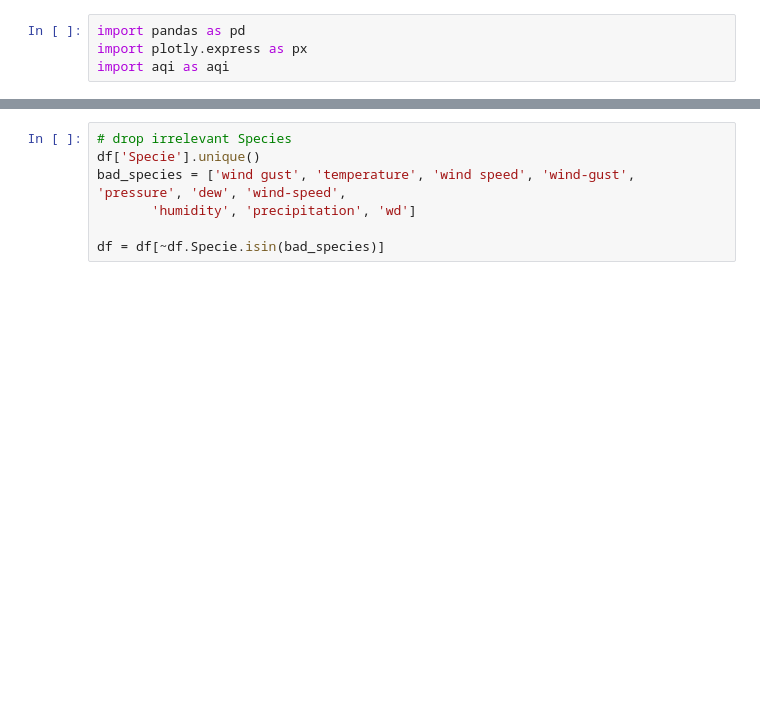
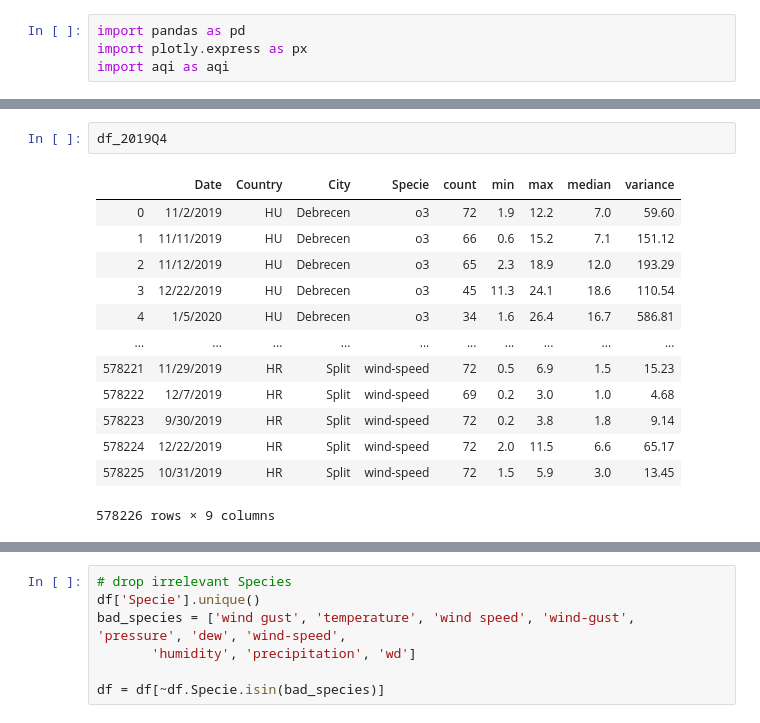
Before and after one commit to sherryxhu/Covid-Datafest-2020, a Jupyter notebook: EDA.ipynb, the cells around one changed output, grey strips where cells are left out. Cells and saved outputs as stored; diff of their text form; blank space fills up the shorter version.

```diff
--- a/EDA.ipynb
+++ b/EDA.ipynb
@@ -12,3 +29,19 @@ df_2019Q4 = pd.read_csv("waqi-covid19-airqualitydata-2019Q4.csv")
+# %%
+df_2019Q4
+# %% [output]
+|  | Date | Country | City | Specie | count | min | max | median | variance |
+| 0 | 11/2/2019 | HU | Debrecen | o3 | 72 | 1.9 | 12.2 | 7.0 | 59.60 |
+| 1 | 11/11/2019 | HU | Debrecen | o3 | 66 | 0.6 | 15.2 | 7.1 | 151.12 |
+| 2 | 11/12/2019 | HU | Debrecen | o3 | 65 | 2.3 | 18.9 | 12.0 | 193.29 |
+| 3 | 12/22/2019 | HU | Debrecen | o3 | 45 | 11.3 | 24.1 | 18.6 | 110.54 |
+| 4 | 1/5/2020 | HU | Debrecen | o3 | 34 | 1.6 | 26.4 | 16.7 | 586.81 |
+| ... | ... | ... | ... | ... | ... | ... | ... | ... | ... |
+| 578221 | 11/29/2019 | HR | Split | wind-speed | 72 | 0.5 | 6.9 | 1.5 | 15.23 |
+| 578222 | 12/7/2019 | HR | Split | wind-speed | 69 | 0.2 | 3.0 | 1.0 | 4.68 |
+| 578223 | 9/30/2019 | HR | Split | wind-speed | 72 | 0.2 | 3.8 | 1.8 | 9.14 |
+| 578224 | 12/22/2019 | HR | Split | wind-speed | 72 | 2.0 | 11.5 | 6.6 | 65.17 |
+| 578225 | 10/31/2019 | HR | Split | wind-speed | 72 | 1.5 | 5.9 | 3.0 | 13.45 |
+578226 rows × 9 columns
 # %%
 # merge data
 df = df_2020.append(df_2019Q4)
```
Also changed, not shown: parts of 8 cells of this notebook, 2 other files.
